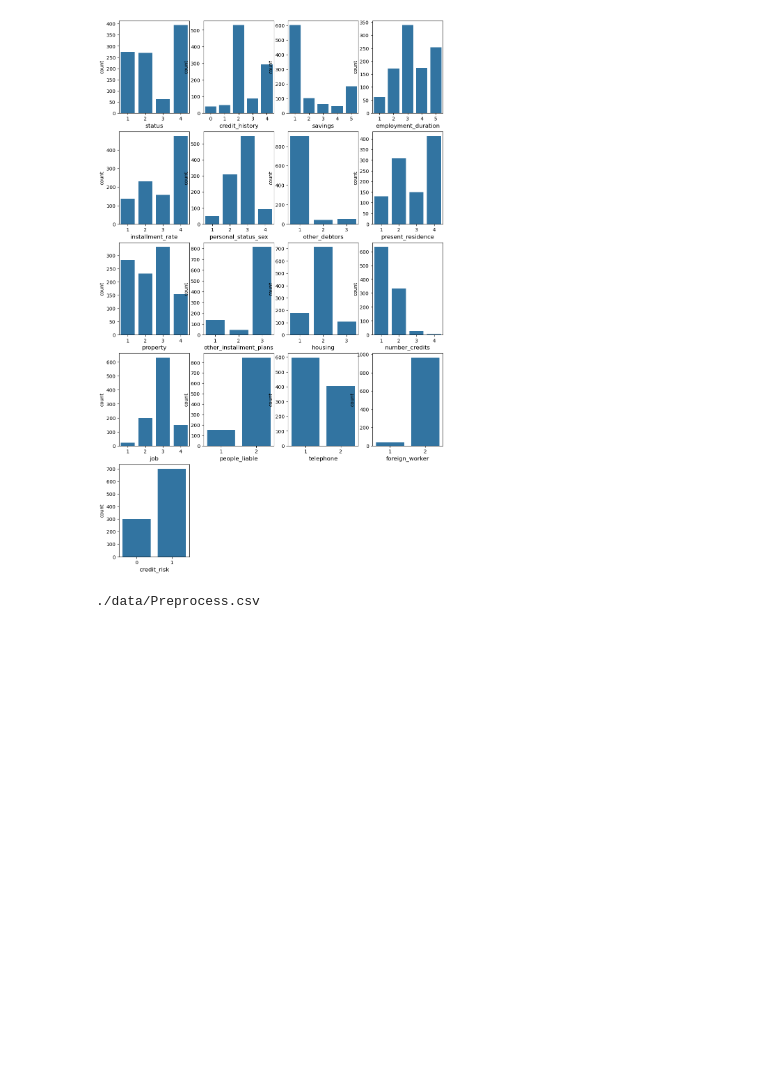
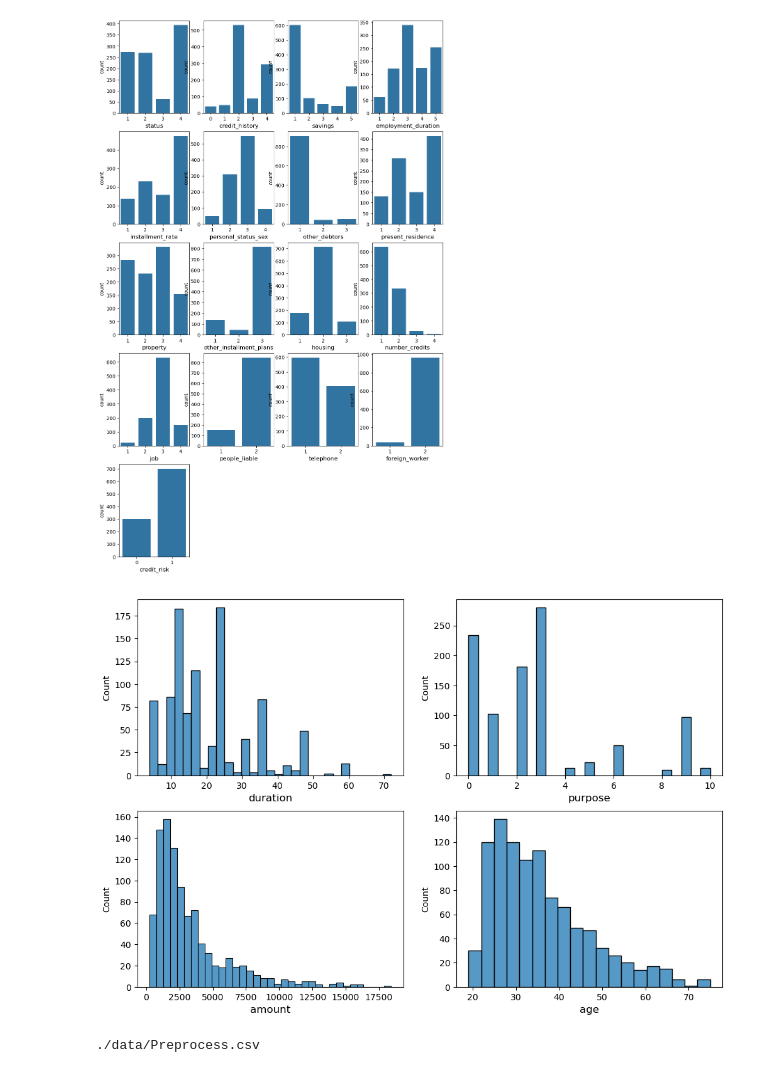
Before and after one commit to Medicenchapin/MLOps_Equipo-7, a Jupyter notebook: notebooks/fase-1_Part01_v3.ipynb, the cells around one changed output. Cells and saved outputs as stored; diff of their text form; code cells hidden in the pictures; blank space fills up the shorter version.

Commit message:
Coment and correction of plt_continuous_variables

```diff
--- a/notebooks/fase-1_Part01_v3.ipynb
+++ b/notebooks/fase-1_Part01_v3.ipynb
@@ -178,11 +220,18 @@ plt.show()
 # %% [output]
 [figure]
 # %%
+plt.figure(figsize=(12, 8))
+plotnumber = 1  # Reset the plot counter
+
+# # Create count plot for each continous variable
 for i in continous_variable:
-    # There Are 4 Feature In Continous Variable
+    # Create up to 4 subplots (2 rows, 2 columns)
     if plotnumber <= 4:
-        ax = plt.subplot(2,2,plotnumber)
-        sns.histplot(x=i,data=data[continous_variable])
-        plt.xlabel(i,fontsize=12)
+        ax = plt.subplot(2, 2, plotnumber)
+        sns.histplot(data=data, x=i)
+        plt.xlabel(i, fontsize=12)
     plotnumber += 1
+
 plt.show()
+# %% [output]
+[figure, added]
@@ -193,8 +240,9 @@ import yaml
 
 with open(r'../params.yaml') as conf_file:
     config = yaml.safe_load(conf_file)
-# %%
-print(config['data_load']['dataset_csv'])
-# %% [output]
-./data/Preprocess.csv
+# %%
+# Prints the path or filename specified for 'dataset_csv'
+print(config['data_load']['dataset_csv'])
+# %% [output]
+./data/Preprocess.csv
 # %%
```
Also changed, not shown: parts of 23 cells of this notebook.
